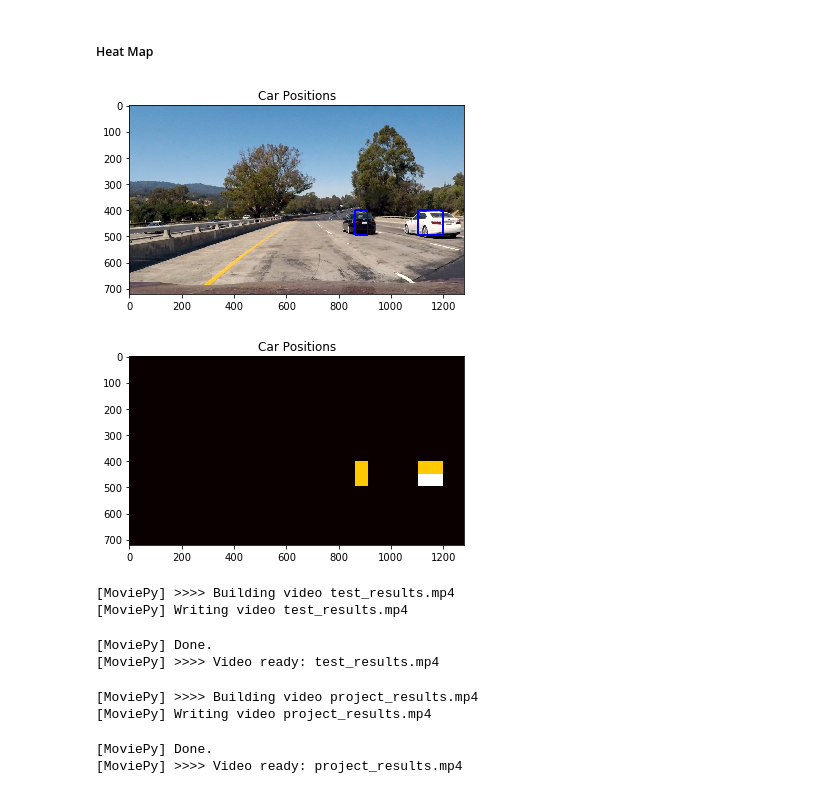
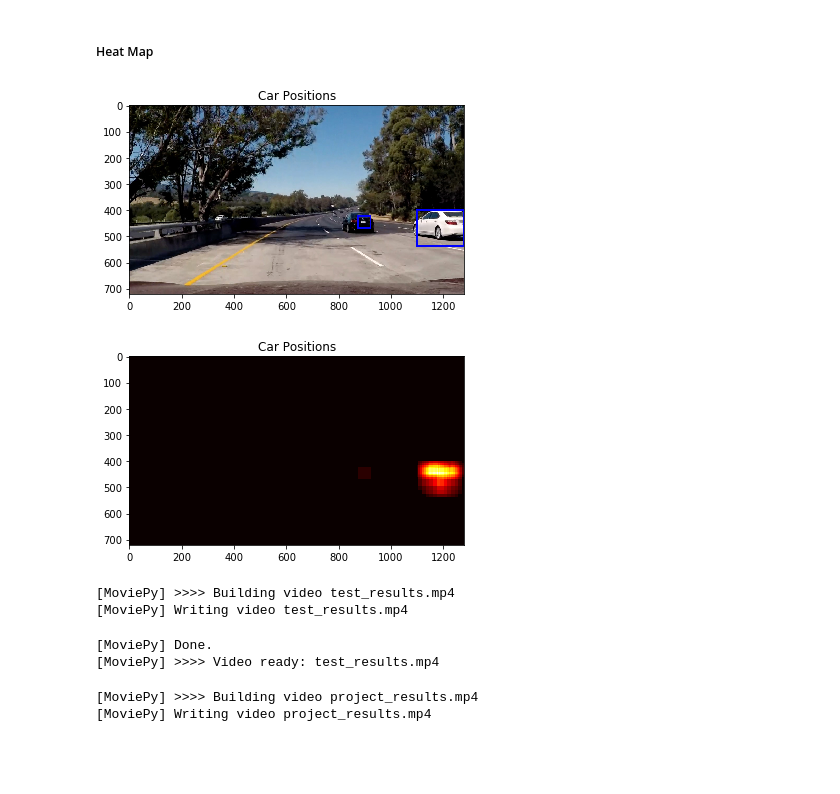
Before and after one commit to ameysharma/Vehicle_Detection, a Jupyter notebook: Vehicle_Tracking.ipynb, the cells around one changed output. Cells and saved outputs as stored; diff of their text form; code cells hidden in the pictures; blank space fills up the shorter version.

```diff
--- a/Vehicle_Tracking.ipynb
+++ b/Vehicle_Tracking.ipynb
@@ -229,7 +229,7 @@ Feature vector length: 4356
 # %%
 #TRAINING THE CLASSIFIER USING SVM -SUPPORT VECTOR MACHINES
 # Use a linear SVC
-svc =svm.SVC(C=1.0, kernel='linear',gamma=0.10000000000000001)
+svc =svm.SVC(C=1.0, kernel='linear')
 # Check the training time for the SVC
 t = time.time()
 svc.fit(X_train, y_train)
@@ -278,7 +278,7 @@ def search_windows(img, windows, svc, scaler, color_space='RGB',
         #6) Predict using your classifier
         prediction = svc.predict(test_features)
         #7) If positive (prediction == 1) then save the window
-        if prediction == 1:
+        if svc.decision_function(test_features) > 1:
             on_windows.append(window)
     #8) Return windows for positive detections
     return on_windows
@@ -352,7 +352,11 @@ y_start_stop = [400, 650] # Min and max in y to search in slide_window()
 for images in glob.glob('test_images/test*.jpg'):
     img=mpimg.imread(images)
     windows = slide_window(img, x_start_stop=[None, None], y_start_stop=y_start_stop,
-                    xy_window=(96, 96), xy_overlap=(0.5, 0.5))
+                    xy_window=(96, 96), xy_overlap=(0.85, 0.85))
+    windows+= slide_window(img, x_start_stop=[None, None], y_start_stop=[450, 650],
+                    xy_window=(128, 128), xy_overlap=(0.85, 0.85))
+    windows+= slide_window(img, x_start_stop=[None, None], y_start_stop=[400,470],
+                    xy_window=(48, 48), xy_overlap=(0.85, 0.85))
 
     hot_windows=search_windows(img, windows, svc, X_scaler, color_space=colorspace,
                     spatial_size=(32, 32), hist_bins=32,
@@ -407,22 +411,30 @@ def draw_labeled_bboxes(img, labels):
 def draw_heatmaps(img):
 
     windows = slide_window(img, x_start_stop=[None, None], y_start_stop=y_start_stop,
-                    xy_window=(96, 96), xy_overlap=(0.5, 0.5))
+                    xy_window=(96, 96), xy_overlap=(0.85, 0.85))
+    windows+= slide_window(img, x_start_stop=[None, None], y_start_stop=[450, 650],
+                    xy_window=(128, 128), xy_overlap=(0.85, 0.85))
+    windows+= slide_window(img, x_start_stop=[None, None], y_start_stop=[400,470],
+                    xy_window=(48, 48), xy_overlap=(0.85, 0.85))
 
-    bboxes=search_windows(img, windows, svc, X_scaler, color_space=colorspace,
+    hot_windows=search_windows(img, windows, svc, X_scaler, color_space=colorspace,
                     spatial_size=(32, 32), hist_bins=32,
                     hist_range=(0, 256), orient=orient,
                     pix_per_cell=pix_per_cell, cell_per_block=cell_per_block,
                     hog_channel=hog_channel, spatial_feat=True,
                     hist_feat=True, hog_feat=True)
 
-    heat = np.zeros_like(img[:,:,0]).astype(np.float)
-    # Add heat to each box in box list
-    heat = add_heat(heat,bboxes)
-    # Test out the heatmap
 
-    # Apply threshold to help remove false positives
+    heat = np.zeros_like(image[:,:,1]).astype(np.float)
+    from collections import deque
+    heatmaps = deque(maxlen =10) #You can choose how many frames to use.
+    heat = add_heat(heat,hot_windows)
+    heatmaps.append(heat)
+
+    combined = sum(heatmaps)
+
     heat = apply_threshold(heat,1)
+
 
     # Visualize the heatmap when displaying
     heatmap = np.clip(heat, 0, 255)
@@ -432,18 +444,18 @@ def draw_heatmaps(img):
     draw_img = draw_labeled_bboxes(img, labels)
     return draw_img ,heatmap
 # %%
-image=mpimg.imread('test_images/test1.jpg')
+image=mpimg.imread('test_images/test5.jpg')
 draw_img,heatmap=draw_heatmaps(image)
 plt.figure(figsize=(6,4))
 plt.imshow(draw_img)
 plt.title('Car Positions')
 plt.figure(figsize=(6,4))
 plt.imshow(heatmap, cmap='hot')
 plt.title('Car Positions')
 plt.show()
 # %% [output]
-[figure, old version]
+[figure, new version]
-[figure, old version]
+[figure, new version]
 # %%
 def process_video(img):
     draw_img,heatmap =draw_heatmaps(img)
@@ -462,11 +474,9 @@ video.write_videofile(video_output, audio=False)
 # %%
 from moviepy.editor import VideoFileClip
 video_output = 'project_results.mp4'
-video = VideoFileClip("project_video.mp4")
+video = VideoFileClip("project_video.mp4").subclip(0,5)
 video = video.fl_image(process_video)
 video.write_videofile(video_output, audio=False)
 # %% [output]
 [MoviePy] >>>> Building video project_results.mp4
 [MoviePy] Writing video project_results.mp4
-[MoviePy] Done.
-[MoviePy] >>>> Video ready: project_results.mp4
```
Also changed, not shown: parts of 6 cells of this notebook, 1 other file.
